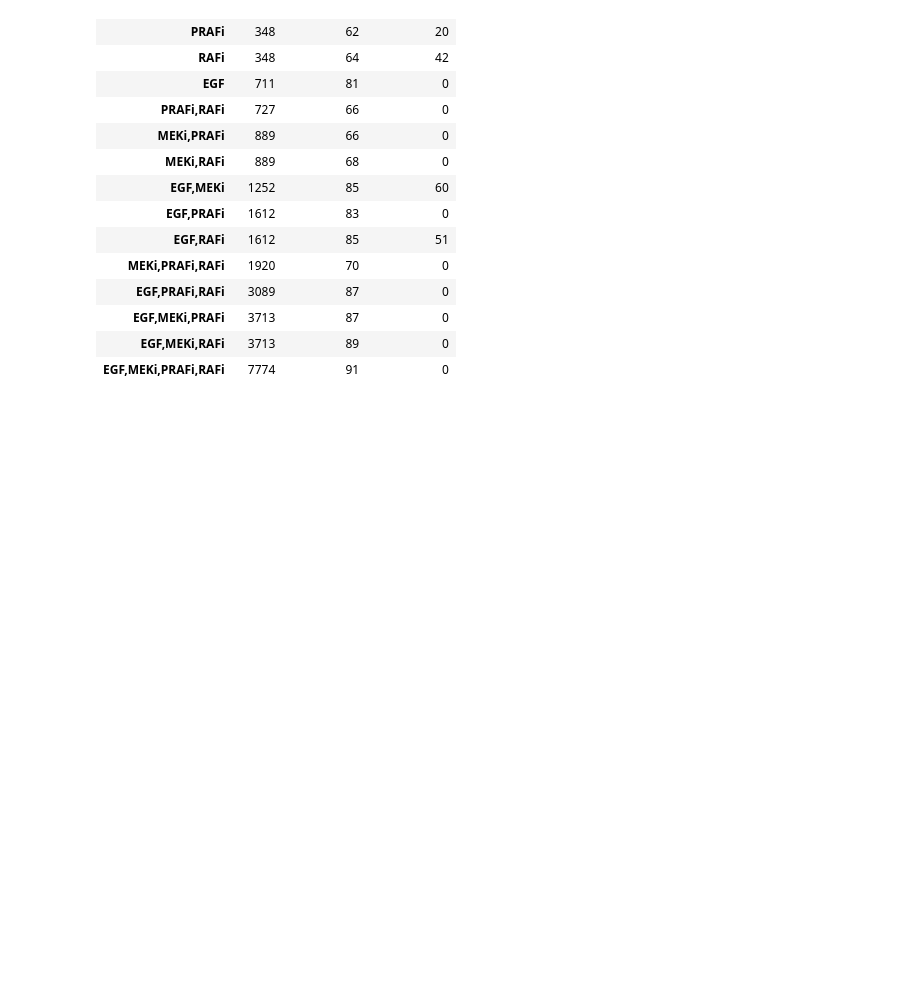
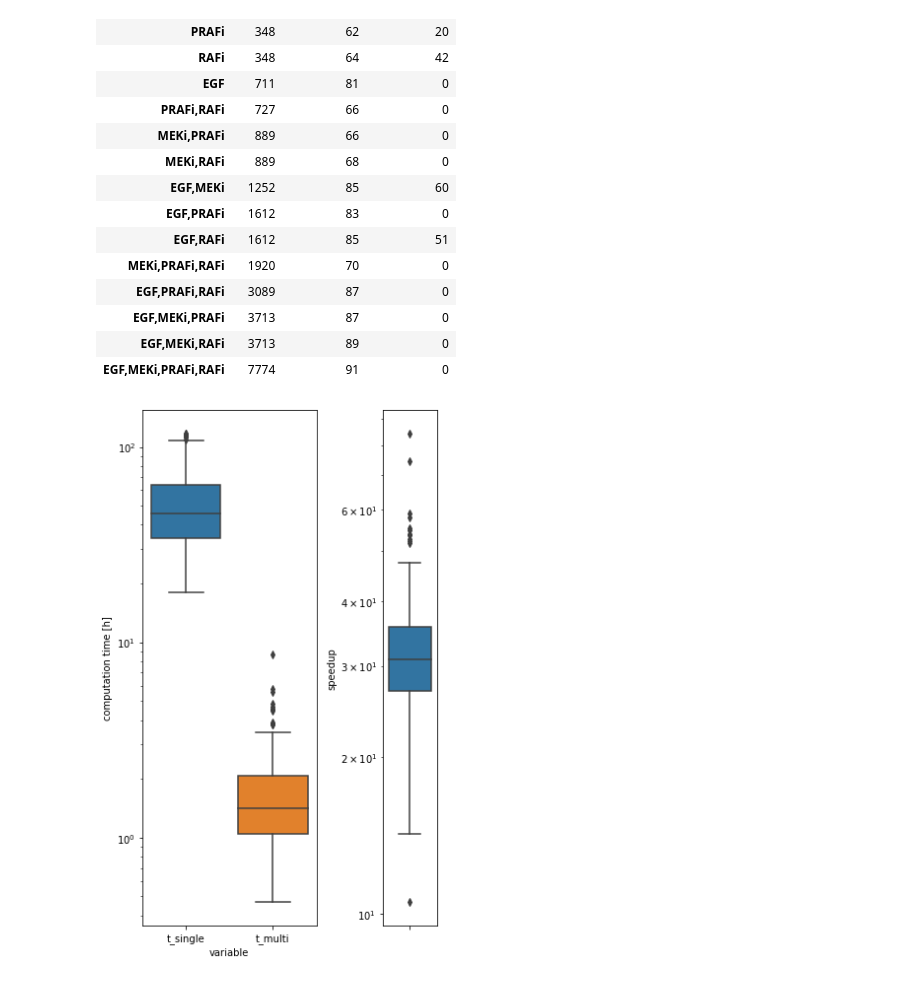
Before and after one commit to labsyspharm/marm2-supplement, a Jupyter notebook: Speedup.ipynb, the cells around one changed output. Saved outputs shown, nothing was run; the diff lists cells and outputs as text; code cells hidden in the pictures; blank space fills up the shorter version.

Commit message:
update benchmark analysis and figure labels in README

```diff
--- a/Speedup.ipynb
+++ b/Speedup.ipynb
@@ -69,3 +69,35 @@ df_sizes
 | EGF,MEKi,PRAFi | 3713 | 87 | 0 |
 | EGF,MEKi,RAFi | 3713 | 89 | 0 |
 | EGF,MEKi,PRAFi,RAFi | 7774 | 91 | 0 |
+# %%
+benchmark_data_file = os.path.join(get_results_path(model_name, variant),
+                                   'EGF_EGFR_MEKi_PRAFi_RAFi_multimodel_benchmark.csv')
+df_bm = pd.read_csv(benchmark_data_file)
+df_bm = df_bm.replace([np.inf, -np.inf], np.nan).dropna(subset=['fval_single','fval_multi'],axis=0)
+df_bm.t_single /= 3600
+df_bm.t_multi /= 3600
+# %%
+times = df_bm.melt(value_vars=['t_single','t_multi'])
+
+fig = plt.figure(figsize=(5, 8))
+grid = plt.GridSpec(1, 3)
+ax1 = fig.add_subplot(grid[0,0:2])
+ax2 = fig.add_subplot(grid[0,2])
+sns.boxplot(
+    x='variable', y='value',
+    data=times,
+    ax=ax1
+)
+ax1.set_yscale('log')
+ax1.set_ylabel('computation time [h]')
+
+sns.boxplot(
+    y=df_bm.t_ratio,
+    ax=ax2
+)
+ax2.set_yscale('log')
+ax2.set_ylabel('speedup')
+
+plot_and_save_fig(figdir, 'multimodel_benchmark.pdf')
+# %% [output]
+[figure, added]
```
Also changed, not shown: parts of 3 cells of this notebook, 1 other file.
